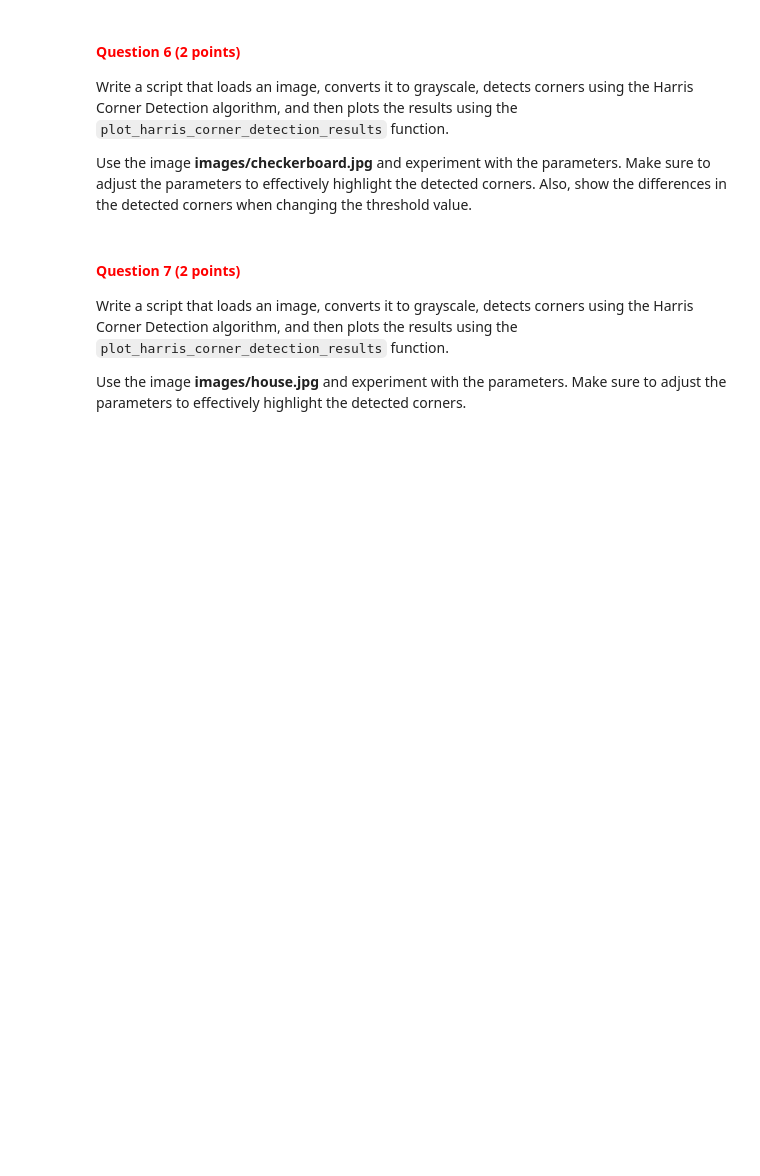
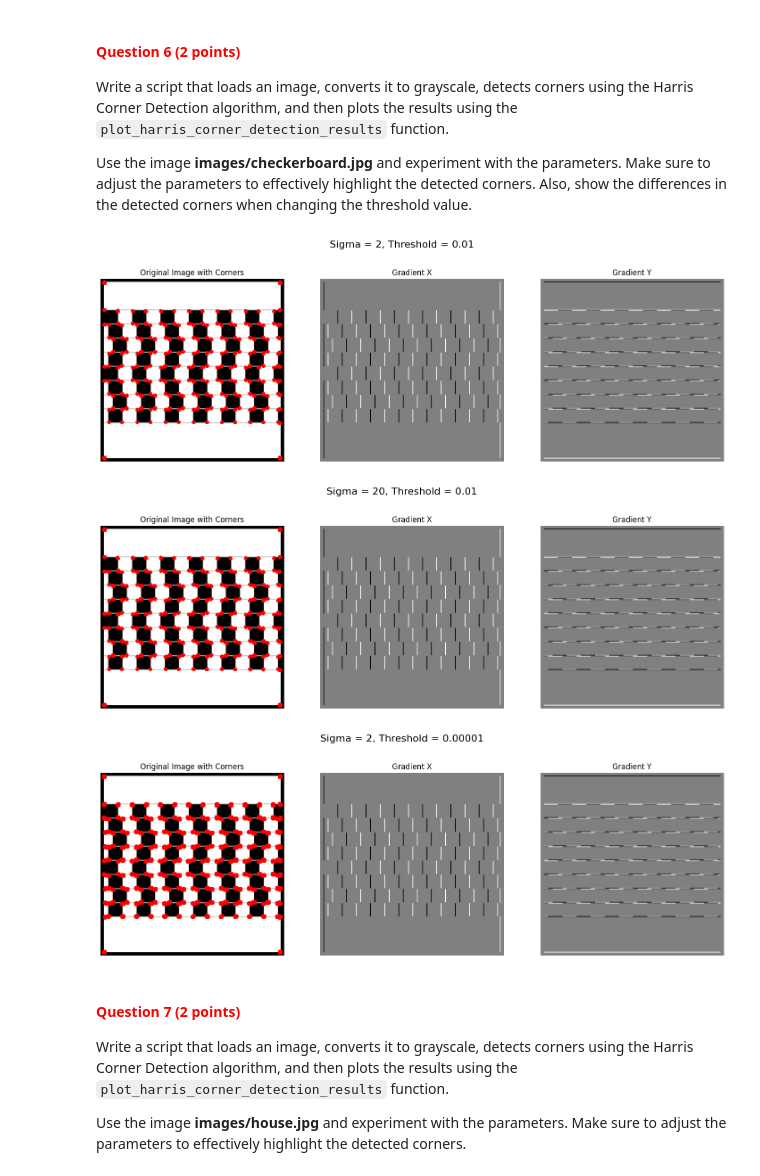
Before and after one commit to migueltmendes/Computer_vision_group66, a Jupyter notebook: cv1-lab-3-daoterog.ipynb, the cells around one changed output. Drawn from its saved outputs; the diff is of its cells as text; code cells hidden in the pictures; blank space fills up the shorter version.

```diff
--- a/cv1-lab-3-daoterog.ipynb
+++ b/cv1-lab-3-daoterog.ipynb
@@ -255,6 +255,9 @@ def convert_image_to_grayscale(image_path):
     """
 
     # YOUR CODE HERE
+    image = cv2.imread(image_path)
+    grayscale_image = cv2.cvtColor(image, cv2.COLOR_BGR2GRAY)
+    normalized_grayscale_image = grayscale_image / 255.0
 
     return normalized_grayscale_image
 # %% [markdown]
@@ -335,7 +361,7 @@ def harris_corner_detector(normalized_image, sigma, threshold):
 
 Implement a function `plot_harris_corner_detection_results` that plots three figures: The computed image derivatives $I_x$ and $I_y$, and the original image with the detected corner points plotted on it.
 # %%
-def plot_harris_corner_detection_results(normalized_image, rows, columns):
+def plot_harris_corner_detection_results(normalized_image, rows, columns, suptitle=None, figsize=(18, 6)):
     """
     Plots the image derivatives I_x and I_y, and the original image with detected corner points.
 
@@ -349,6 +375,29 @@ def plot_harris_corner_detection_results(normalized_image, rows, columns):
     """
 
     # YOUR CODE HERE
+    gradient_x = compute_gradient_x(normalized_image)
+    gradient_y = compute_gradient_y(normalized_image)
+
+    fig, (ax_orig, ax_grad_x, ax_grad_y) = plt.subplots(1, 3, figsize=figsize)
+
+    # Plot original image with corner points plotted on it
+    ax_orig.imshow(normalized_image, cmap='gray')
+    ax_orig.scatter(columns, rows, c='r', s=15, marker='o')
+    ax_orig.set_title('Original Image with Corners')
+
+    # Plot gradients
+    ax_grad_x.imshow(gradient_x, cmap='gray')
+    ax_grad_x.set_title('Gradient X')
+    ax_grad_y.imshow(gradient_y, cmap='gray')
+    ax_grad_y.set_title('Gradient Y')
+
+    for ax in (ax_orig, ax_grad_x, ax_grad_y):
+        ax.axis('off')
+
+    if suptitle is not None and suptitle:
+        plt.suptitle(suptitle, fontsize=16)
+
+    plt.show()
 # %% [markdown]
 <a id="question-6"></a>
 #### <font color='#FF0000'>Question 6 (2 points)</font>
@@ -361,3 +408,23 @@ Use the image **images/checkerboard.jpg** and experiment with the parameters. Ma
+# %%
+
+# YOUR CODE HERE
+normalized_grayscale_image = convert_image_to_grayscale("images/checkerboard.jpg")
+
+# Sigma = 2, Threshold = 0.01
+harris_response, rows, columns = harris_corner_detector(normalized_grayscale_image, sigma=2, threshold=0.01)
+plot_harris_corner_detection_results(normalized_grayscale_image, rows, columns, suptitle="Sigma = 2, Threshold = 0.01")
+
+# Sigma = 10, Threshold = 0.01
+harris_response, rows, columns = harris_corner_detector(normalized_grayscale_image, sigma=20, threshold=0.01)
+plot_harris_corner_detection_results(normalized_grayscale_image, rows, columns, suptitle="Sigma = 20, Threshold = 0.01")
+
+# Sigma = 2, Threshold = 0.00001
+harris_response, rows, columns = harris_corner_detector(normalized_grayscale_image, sigma=2, threshold=0.00001)
+plot_harris_corner_detection_results(normalized_grayscale_image, rows, columns, suptitle="Sigma = 2, Threshold = 0.00001")
+# %% [output]
+[figure, added]
+[figure, added]
+[figure, added]
 # %% [markdown]
 <a id="question-7"></a>
 #### <font color='#FF0000'>Question 7 (2 points)</font>
```
Also changed, not shown: parts of 9 cells of this notebook.
